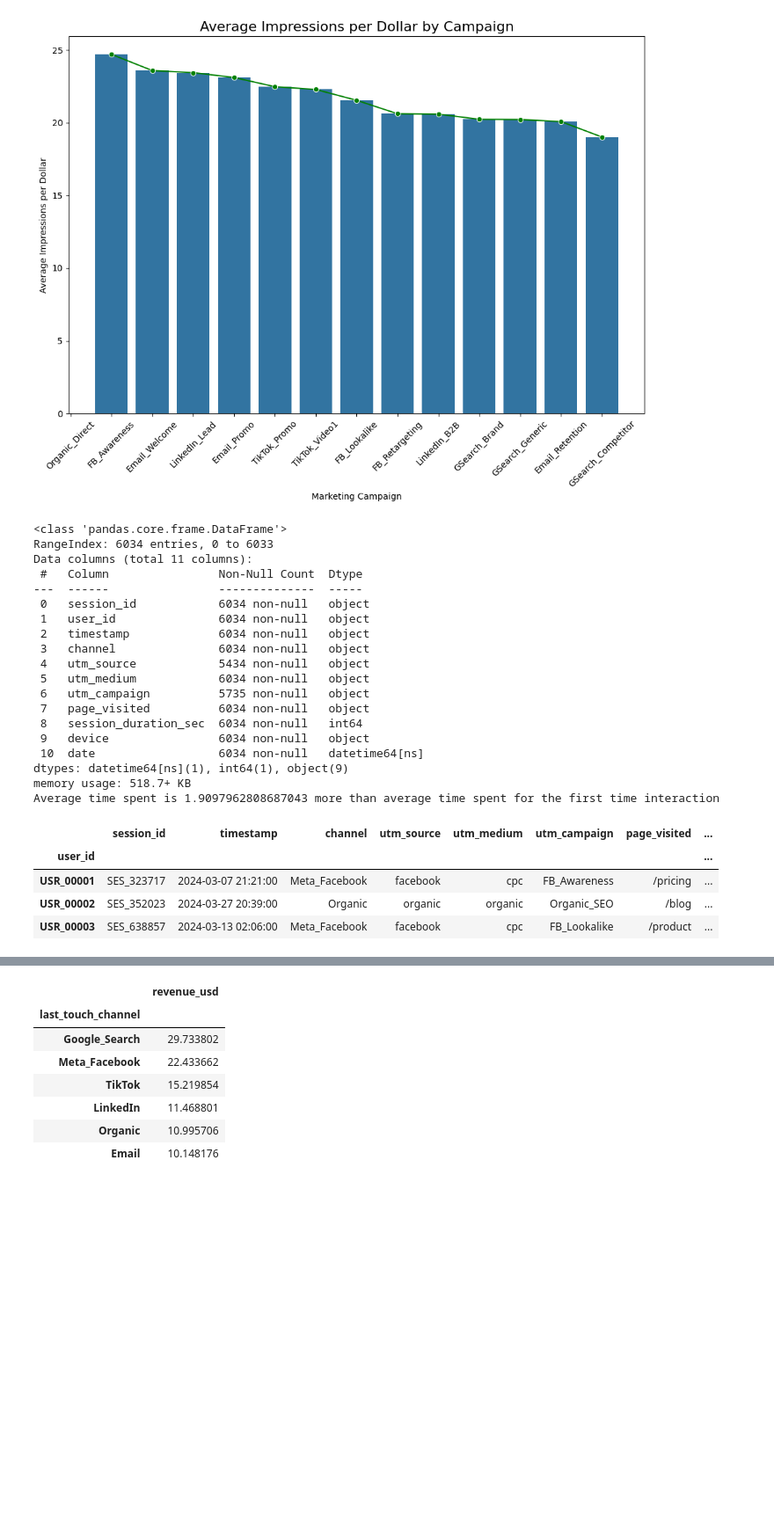
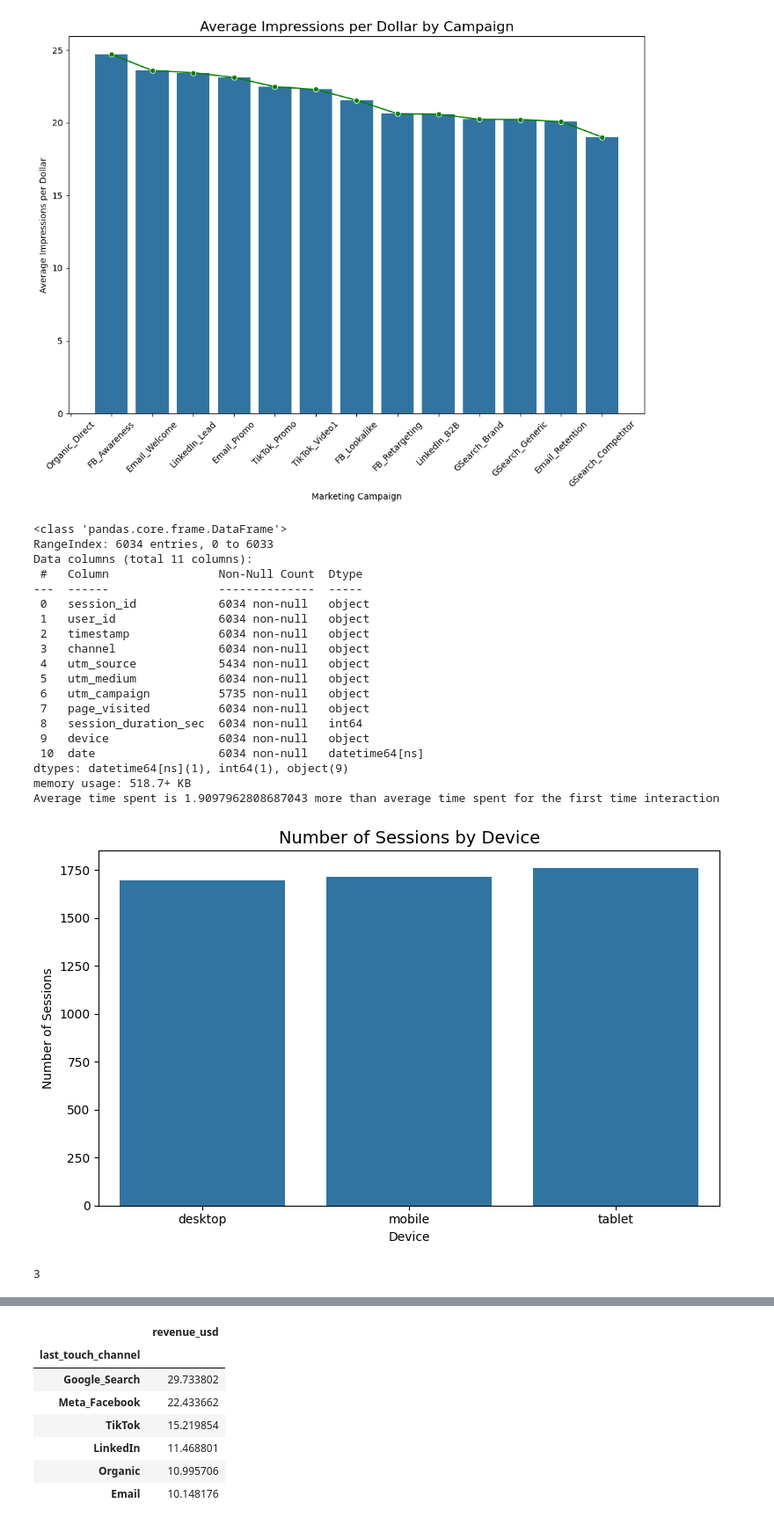
Before and after one commit to banerjee109/Infotact-Data-Team-2, a Jupyter notebook: Assignmenet_1_Roughbook.ipynb, the cells around one changed output, grey strips where cells are left out. Shown at 88% size. Saved outputs shown, nothing was run; the diff lists cells and outputs as text; code cells hidden in the pictures; blank space fills up the shorter version.

Commit message:
Created bar chart to count number of sessions per unique device

```diff
--- a/Assignmenet_1_Roughbook.ipynb
+++ b/Assignmenet_1_Roughbook.ipynb
@@ -435,38 +435,44 @@ c
 print("Average time spent is", c,"more than average time spent for the first time interaction")
 web_log_df.head(3)
 web_log_df["page_visited"].nunique()
 web_log_df.groupby(["page_visited"])["session_duration_sec"].agg(['sum','mean'])
 web_log_df.groupby(["page_visited","device"])["session_duration_sec"].agg(['sum','mean'])
 web_log_df.head(2)
 web_log_df.sort_values(["user_id","date","timestamp"])
 first_touch_attribution = web_log_df.groupby("user_id").first()
 first_touch_attribution.head(3)
 ##VISUALISATIONS
+##1-->Sessions per device
+plt.figure(figsize=(8,5))
+sns.countplot(data=web_log_df,x="device")
+plt.title("Number of Sessions by Device", fontsize=14)
+plt.xlabel("Device")
+plt.ylabel("Number of Sessions")
+plt.tight_layout()
+plt.show()
+##2-->Average session duration by channel
 # %% [output]
 <class 'pandas.core.frame.DataFrame'>
 RangeIndex: 6034 entries, 0 to 6033
 Data columns (total 11 columns):
  #   Column                Non-Null Count  Dtype
 ---  ------                --------------  -----
  0   session_id            6034 non-null   object
  1   user_id               6034 non-null   object
  2   timestamp             6034 non-null   object
  3   channel               6034 non-null   object
  4   utm_source            5434 non-null   object
  5   utm_medium            6034 non-null   object
  6   utm_campaign          5735 non-null   object
  7   page_visited          6034 non-null   object
  8   session_duration_sec  6034 non-null   int64
  9   device                6034 non-null   object
  10  date                  6034 non-null   datetime64[ns]
 dtypes: datetime64[ns](1), int64(1), object(9)
 memory usage: 518.7+ KB
 Average time spent is 1.9097962808687043 more than average time spent for the first time interaction
-|  | session_id | timestamp | channel | utm_source | utm_medium | utm_campaign | page_visited | ... |
-| user_id |  |  |  |  |  |  |  | ... |
-| USR_00001 | SES_323717 | 2024-03-07 21:21:00 | Meta_Facebook | facebook | cpc | FB_Awareness | /pricing | ... |
-| USR_00002 | SES_352023 | 2024-03-27 20:39:00 | Organic | organic | organic | Organic_SEO | /blog | ... |
-| USR_00003 | SES_638857 | 2024-03-13 02:06:00 | Meta_Facebook | facebook | cpc | FB_Lookalike | /product | ... |
+[figure, added]
+3
 # %%
 import pandas as pd
 crm_df=pd.read_csv("crm_conversion_data.csv")
```
Also changed, not shown: parts of 1 cell of this notebook.
